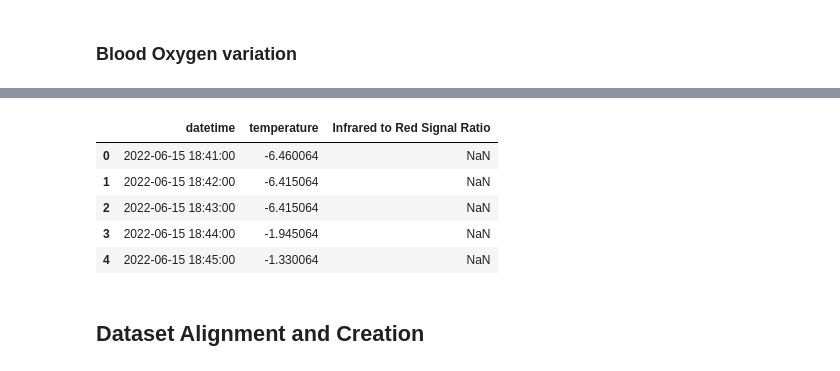
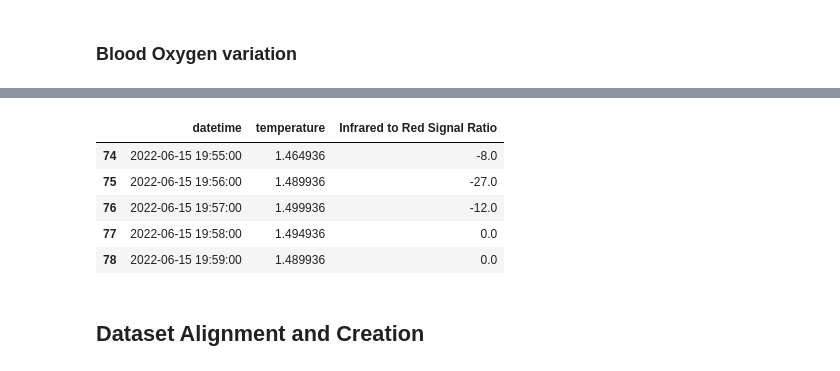
Before and after one commit to olumideodetunde/Emotion-Recognition, a Jupyter notebook: SIgnal Data Preprocessing.ipynb, the cells around one changed output, grey strips where cells are left out. Drawn from its saved outputs; the diff is of its cells as text; code cells hidden in the pictures.

```diff
--- a/SIgnal Data Preprocessing.ipynb
+++ b/SIgnal Data Preprocessing.ipynb
@@ -92,13 +161,15 @@ df_bo.tail()
 # %%
-merge1 = df_skt.merge(df_bo,on="datetime",how="left")
-merge1.head()
+
+merged_dataframe = pd.merge_asof(df_skt, df_bo, on="datetime",
+                                 direction="nearest", tolerance=pd.Timedelta(seconds=30),allow_exact_matches=True)
+merged_dataframe.tail()
 # %% [output]
 |  | datetime | temperature | Infrared to Red Signal Ratio |
-| 0 | 2022-06-15 18:41:00 | -6.460064 | NaN |
-| 1 | 2022-06-15 18:42:00 | -6.415064 | NaN |
-| 2 | 2022-06-15 18:43:00 | -6.415064 | NaN |
-| 3 | 2022-06-15 18:44:00 | -1.945064 | NaN |
-| 4 | 2022-06-15 18:45:00 | -1.330064 | NaN |
+| 74 | 2022-06-15 19:55:00 | 1.464936 | -8.0 |
+| 75 | 2022-06-15 19:56:00 | 1.489936 | -27.0 |
+| 76 | 2022-06-15 19:57:00 | 1.499936 | -12.0 |
+| 77 | 2022-06-15 19:58:00 | 1.494936 | 0.0 |
+| 78 | 2022-06-15 19:59:00 | 1.489936 | 0.0 |
 # %% [markdown]
 ## Dataset Alignment and Creation
 # %% [markdown]
```
Also changed, not shown: parts of 17 cells of this notebook.
